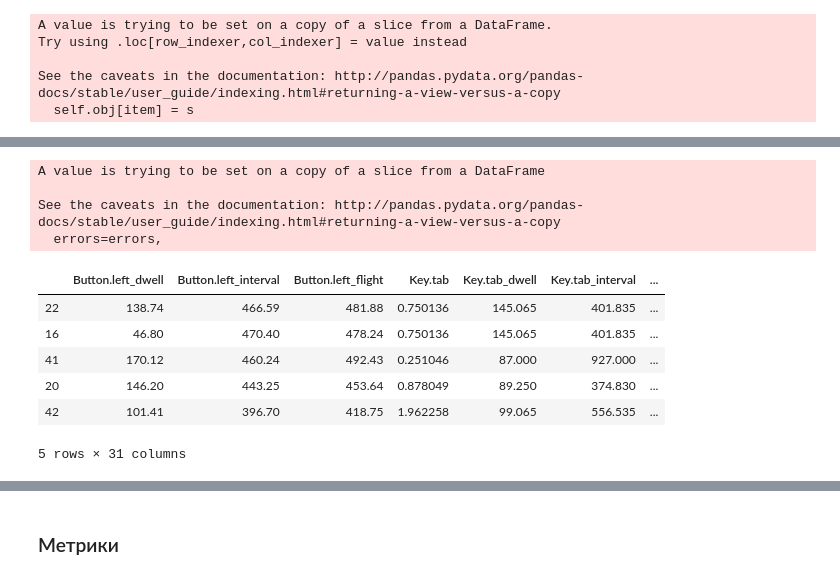
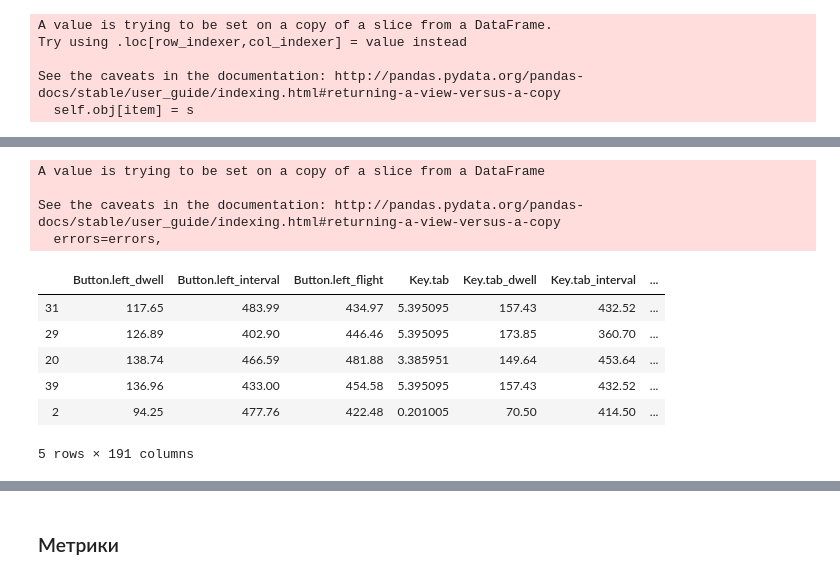
Before and after one commit to sultanovazamat/insider-threat-detection, a Jupyter notebook: python/Models.ipynb, the cells around one changed output, grey strips where cells are left out. Drawn from its saved outputs; the diff is of its cells as text; code cells hidden in the pictures.

```diff
--- a/python/Models.ipynb
+++ b/python/Models.ipynb
@@ -17,7 +17,8 @@ from sklearn.model_selection import train_test_split
 # %% [markdown]
 ### Датасет
 # %%
-df = pd.read_csv("../data/features.csv", sep="|")
+df = pd.read_csv("../data/train_features.csv", sep="|")
+test = pd.read_csv("../data/test_features.csv", sep="|")
 df.head()
 # %% [output]
 |  | Button.left_dwell | Button.left_interval | Button.left_flight | Key.tab | Key.tab_dwell | Key.tab_interval | ... |
@@ -30,6 +31,8 @@ df.head()
 # %%
 y = df['is_insider']
-x_train, x_test, y_train, y_test = train_test_split(df, y, random_state = 0, test_size = 0.4)
+x_train, x_test, y_train, y_test = train_test_split(df, y, random_state = 0, test_size = 0.2)
+X_test = test
+Y_test = test['is_insider']
 # %%
 medians = {} # словарь для хранения медиан для каждого столбца
 # заполнение пустот в обучаемой выборке с помощью медиан
@@ -45,6 +48,9 @@ for col in x_train.columns:
         # заполнение пустот в валидационной выборке с помощью медиан из обучаемой выборки
         x_test.loc[(x_test[col] == 0) & (x_test['is_insider'] == 0), col] = medians[col + "_non_insider"] if medians[col + "_non_insider"] is not np.nan else 0
         x_test.loc[(x_test[col] == 0) & (x_test['is_insider'] == 1), col] = medians[col + "_is_insider"] if medians[col + "_is_insider"] is not np.nan else 0
+        # заполнение пустот в тестовой выборке с помощью медиан из обучаемой выборки
+        X_test.loc[(X_test[col] == 0) & (X_test['is_insider'] == 0), col] = medians[col + "_non_insider"] if medians[col + "_non_insider"] is not np.nan else 0
+        X_test.loc[(X_test[col] == 0) & (X_test['is_insider'] == 1), col] = medians[col + "_is_insider"] if medians[col + "_is_insider"] is not np.nan else 0
 
 # очистка памяти
 del medians
@@ -142,17 +148,18 @@ plt.show()
 # %%
 # удаление столбца is_insider из x_train и x_test
 x_train.drop(columns = ['is_insider'], inplace = True)
 x_test.drop(columns = ['is_insider'], inplace = True)
+X_test.drop(columns = ['is_insider'], inplace = True)
 x_train.head()
 # %% [output]
 A value is trying to be set on a copy of a slice from a DataFrame
 
 See the caveats in the documentation: http://pandas.pydata.org/pandas-docs/stable/user_guide/indexing.html#returning-a-view-versus-a-copy
   errors=errors,
 |  | Button.left_dwell | Button.left_interval | Button.left_flight | Key.tab | Key.tab_dwell | Key.tab_interval | ... |
-| 22 | 138.74 | 466.59 | 481.88 | 0.750136 | 145.065 | 401.835 | ... |
-| 16 | 46.80 | 470.40 | 478.24 | 0.750136 | 145.065 | 401.835 | ... |
-| 41 | 170.12 | 460.24 | 492.43 | 0.251046 | 87.000 | 927.000 | ... |
-| 20 | 146.20 | 443.25 | 453.64 | 0.878049 | 89.250 | 374.830 | ... |
-| 42 | 101.41 | 396.70 | 418.75 | 1.962258 | 99.065 | 556.535 | ... |
+| 31 | 117.65 | 483.99 | 434.97 | 5.395095 | 157.43 | 432.52 | ... |
+| 29 | 126.89 | 402.90 | 446.46 | 5.395095 | 173.85 | 360.70 | ... |
+| 20 | 138.74 | 466.59 | 481.88 | 3.385951 | 149.64 | 453.64 | ... |
+| 39 | 136.96 | 433.00 | 454.58 | 5.395095 | 157.43 | 432.52 | ... |
+| 2 | 94.25 | 477.76 | 422.48 | 0.201005 | 70.50 | 414.50 | ... |
-5 rows × 31 columns
+5 rows × 191 columns
```
Also changed, not shown: parts of 7 cells of this notebook, 8 other files.
